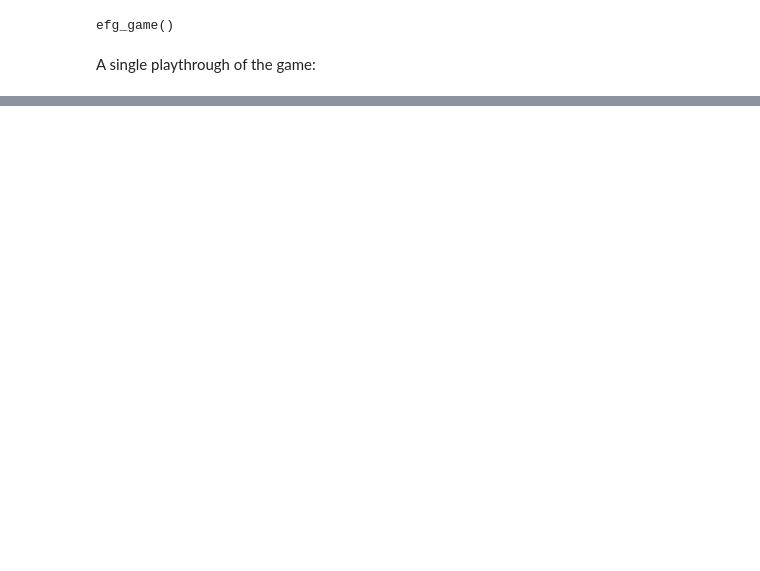
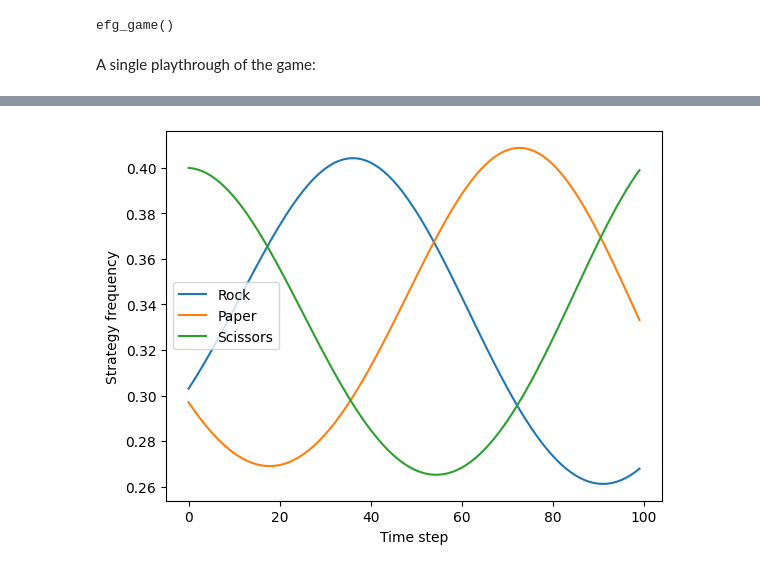
Before and after one commit to edwardchalstrey1/fosdem_gambit, a Jupyter notebook: demo.ipynb, the cells around one changed output, grey strips where cells are left out. Drawn from its saved outputs; the diff is of its cells as text; code cells hidden in the pictures; blank space fills up the shorter version.

Commit message:
add section with rock paper scissors example

```diff
--- a/demo.ipynb
+++ b/demo.ipynb
@@ -187,0 +236,42 @@ Alice receives:  -1.0 , Bob receives:  1.0
+# %%
+from open_spiel.python.egt import dynamics
+from open_spiel.python.egt.utils import game_payoffs_array
+import matplotlib.pyplot as plt
+
+matrix_rps_payoffs = game_payoffs_array(ops_matrix_rps_game)
+dyn = dynamics.SinglePopulationDynamics(matrix_rps_payoffs, dynamics.replicator)
+
+def plot_rps_dynamics(proportions, steps=100, alpha=0.1, plot_average_strategy=False):
+    x = np.array(proportions)
+    rock_proportions = [x[0]]
+    paper_proportions = [x[1]]
+    scissors_proportions = [x[2]]
+    y = []
+    for _ in range(steps):
+        x += alpha * dyn(x)
+        rock_proportions.append(x[0])
+        paper_proportions.append(x[1])
+        scissors_proportions.append(x[2])
+        if plot_average_strategy:
+            y.append([np.mean(rock_proportions),
+                      np.mean(paper_proportions),
+                      np.mean(scissors_proportions)
+                      ])
+        else:
+            y.append(x.copy())
+    y = np.array(y)
+
+    plt.plot(y[:, 0], label="Rock")
+    plt.plot(y[:, 1], label="Paper")
+    plt.plot(y[:, 2], label="Scissors")
+    plt.xlabel("Time step")
+    if plot_average_strategy:
+        plt.ylabel("Strategy frequency average up to time step")
+    else:
+        plt.ylabel("Strategy frequency")
+    plt.legend()
+    plt.show()
+# %%
+plot_rps_dynamics([0.3, 0.3, 0.4])
+# %% [output]
+[figure, added]
```
Also changed, not shown: parts of 10 cells of this notebook, 1 other file.
